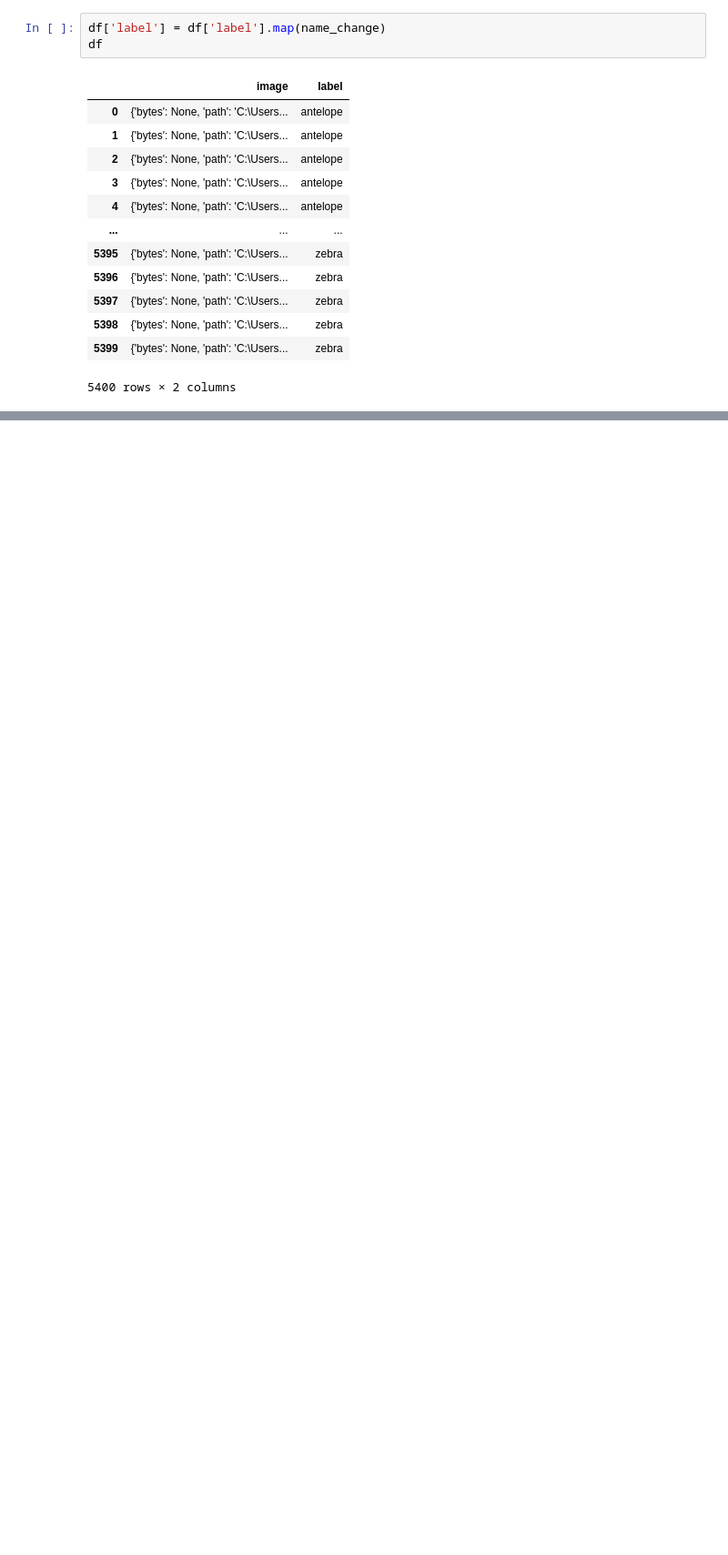
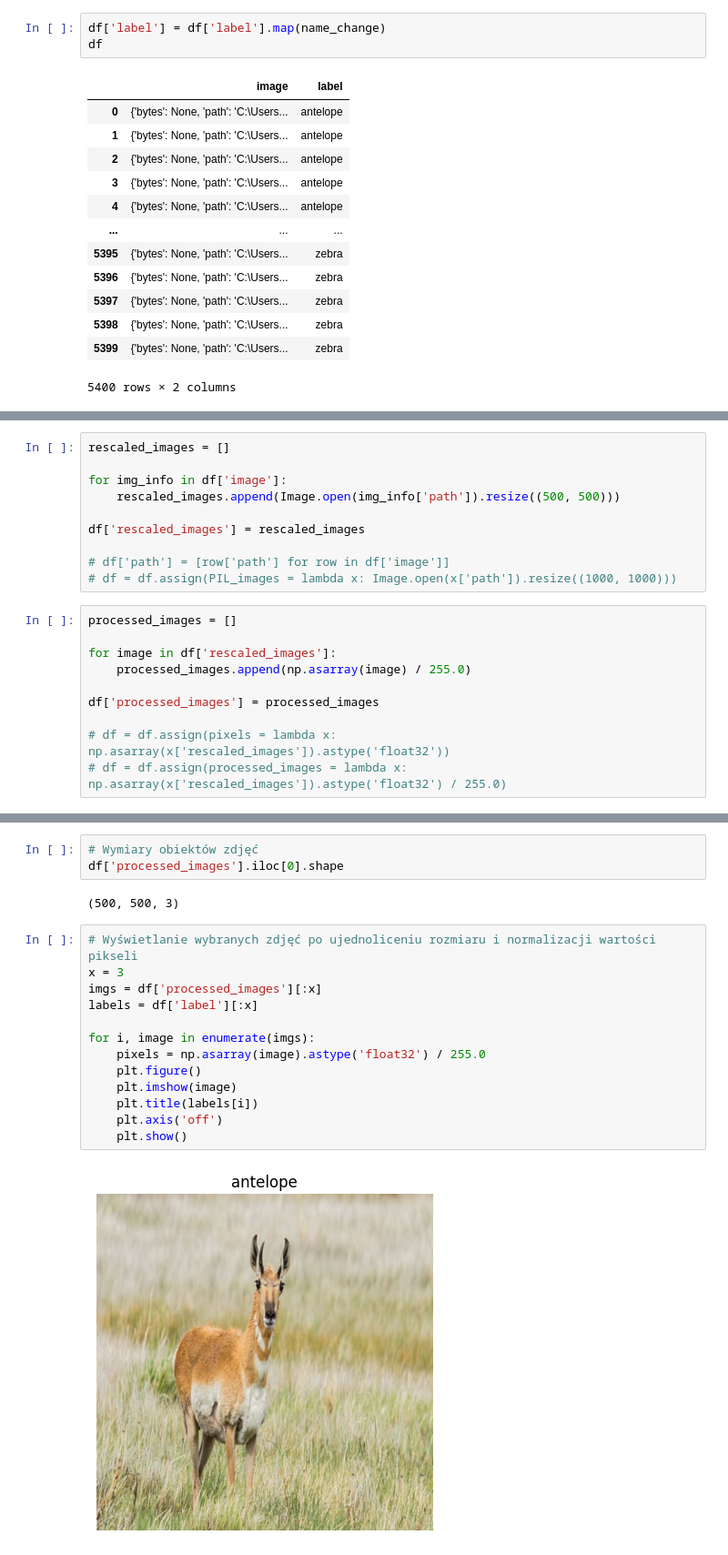
Before and after one commit to Miczel00/ZUM_Project, a Jupyter notebook: Data_cleaning.ipynb, the cells around one changed output, grey strips where cells are left out. Shown at 91% size. Cells and saved outputs as stored; diff of their text form; blank space fills up the shorter version.

```diff
--- a/Data_cleaning.ipynb
+++ b/Data_cleaning.ipynb
@@ -175,0 +220,20 @@ for i, img_info in enumerate(imgs):
+# %%
+rescaled_images = []
+
+for img_info in df['image']:
+    rescaled_images.append(Image.open(img_info['path']).resize((500, 500)))
+
+df['rescaled_images'] = rescaled_images
+
+# df['path'] = [row['path'] for row in df['image']]
+# df = df.assign(PIL_images = lambda x: Image.open(x['path']).resize((1000, 1000)))
+# %%
+processed_images = []
+
+for image in df['rescaled_images']:
+    processed_images.append(np.asarray(image) / 255.0)
+
+df['processed_images'] = processed_images
+
+# df = df.assign(pixels = lambda x: np.asarray(x['rescaled_images']).astype('float32'))
+# df = df.assign(processed_images = lambda x: np.asarray(x['rescaled_images']).astype('float32') / 255.0)
@@ -175,0 +256,20 @@ for i, img_info in enumerate(imgs):
+# %%
+# Wymiary obiektów zdjęć
+df['processed_images'].iloc[0].shape
+# %% [output]
+(500, 500, 3)
+# %%
+# Wyświetlanie wybranych zdjęć po ujednoliceniu rozmiaru i normalizacji wartości pikseli
+x = 3
+imgs = df['processed_images'][:x]
+labels = df['label'][:x]
+
+for i, image in enumerate(imgs):
+    pixels = np.asarray(image).astype('float32') / 255.0
+    plt.figure()
+    plt.imshow(image)
+    plt.title(labels[i])
+    plt.axis('off')
+    plt.show()
+# %% [output]
+[figure, added]
```
Also changed, not shown: parts of 13 cells of this notebook, 1 other file.
